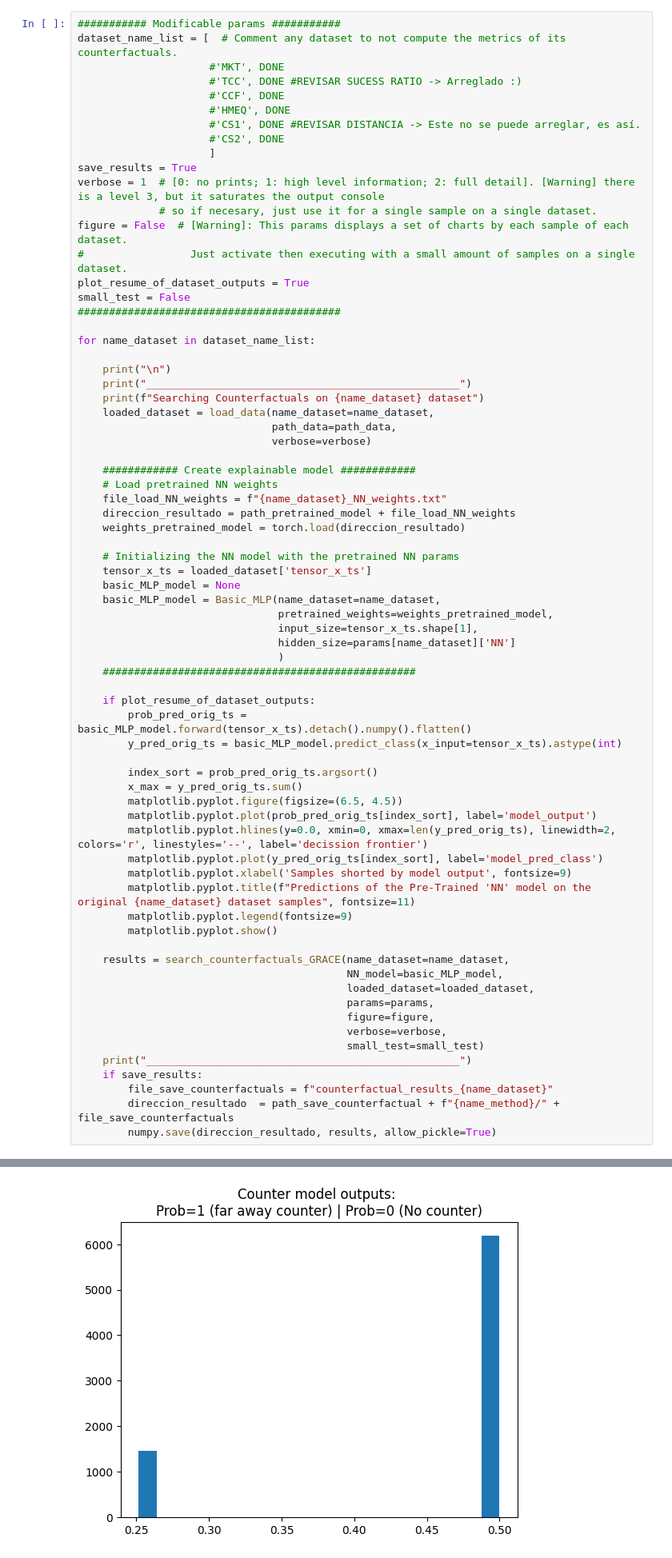
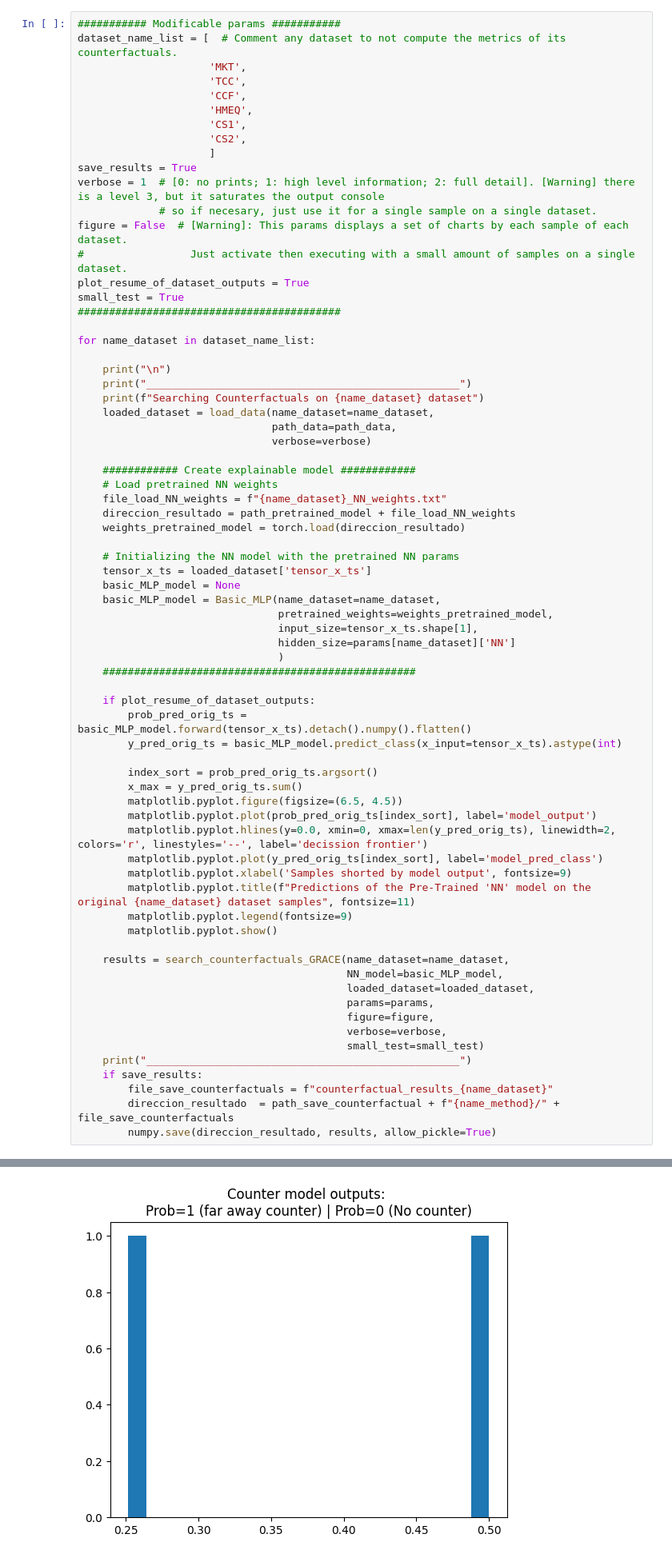
Before and after one commit to JavierMediaRB/EDCcounterfactuals, a Jupyter notebook: notebooks/Compute_experiments_with_GRACE.ipynb, the cells around one changed output, grey strips where cells are left out. Shown at 80% size. Cells and saved outputs as stored; diff of their text form.

```diff
--- a/notebooks/Compute_experiments_with_GRACE.ipynb
+++ b/notebooks/Compute_experiments_with_GRACE.ipynb
@@ -118,12 +125,12 @@ display(pandas.DataFrame(global_mean_plausible_distance).transpose())
 # %%
 ########### Modificable params ###########
 dataset_name_list = [  # Comment any dataset to not compute the metrics of its counterfactuals.
-                     #'MKT', DONE
-                     #'TCC', DONE #REVISAR SUCESS RATIO -> Arreglado :)
-                     #'CCF', DONE
-                     #'HMEQ', DONE
-                     #'CS1', DONE #REVISAR DISTANCIA -> Este no se puede arreglar, es así.
-                     #'CS2', DONE
+                     'MKT',
+                     'TCC',
+                     'CCF',
+                     'HMEQ',
+                     'CS1',
+                     'CS2',
                      ]
 save_results = True
 verbose = 1  # [0: no prints; 1: high level information; 2: full detail]. [Warning] there is a level 3, but it saturates the output console
@@ -131,7 +138,7 @@ verbose = 1  # [0: no prints; 1: high level information; 2: full detail]. [Warni
 figure = False  # [Warning]: This params displays a set of charts by each sample of each dataset.
 #                 Just activate then executing with a small amount of samples on a single dataset.
 plot_resume_of_dataset_outputs = True
-small_test = False
+small_test = True
 ##########################################
 
 for name_dataset in dataset_name_list:
@@ -204,3 +211,3 @@ Found counter:     5989/7637. From those 5865 have a minimal distance
-[figure, old version]
+[figure, new version]
 [Process] DONE counterfactual search
 __________________________________________________
```
Also changed, not shown: parts of 5 cells of this notebook, 55 other files.
